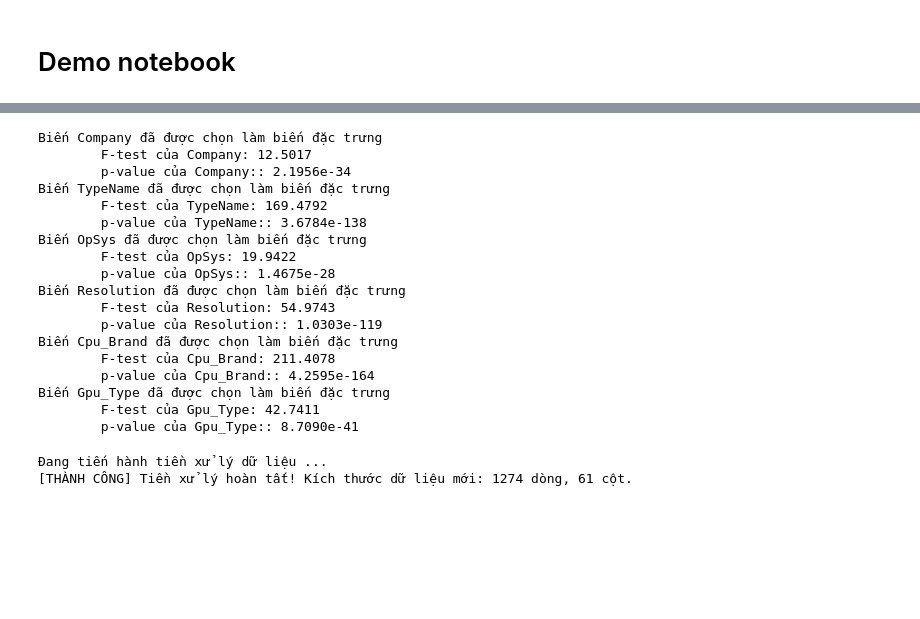
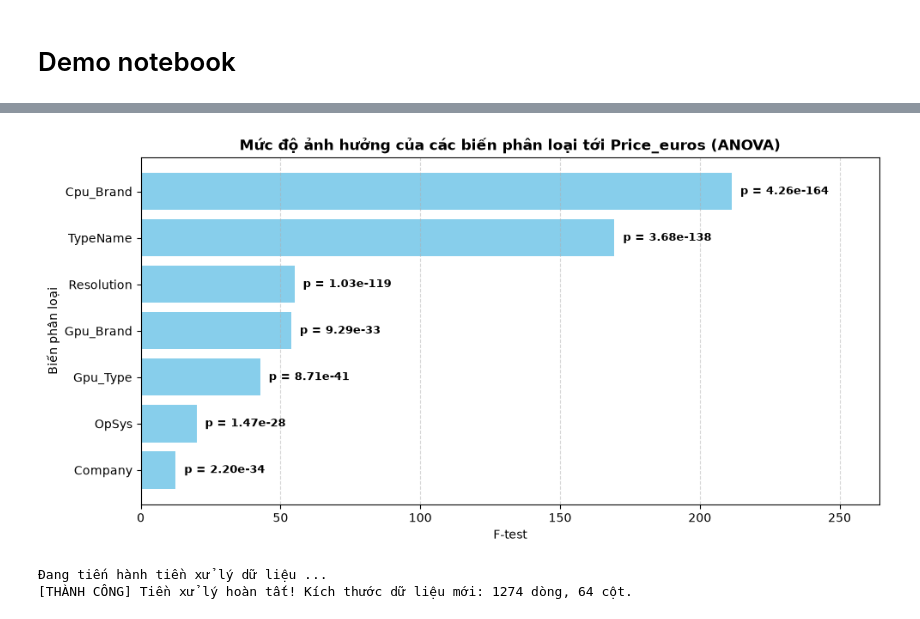
Before and after one commit to vanthom04/ie313-laptop-price-prediction, a Jupyter notebook: demo.ipynb, the cells around one changed output, grey strips where cells are left out. Cells and saved outputs as stored; diff of their text form; code cells hidden in the pictures; blank space fills up the shorter version.

```diff
--- a/demo.ipynb
+++ b/demo.ipynb
@@ -41,30 +102,13 @@ numberic = select_numberical_variable(df,["Weight","Ram","Inches","Touchscreen",
 Các cột có |corr| > 0.2 với Price_euros:
 ['Ram', 'Touchscreen', 'Ips', 'Cpu_Speed', 'SSD']
-# %%
-categorical = select_categorical_variable(df, ["Company","TypeName", "OpSys",
-                                       "Resolution", "Cpu_Brand", "Gpu_Type"])
-# %% [output]
-Biến Company đã được chọn làm biến đặc trưng
-        F-test của Company: 12.5017
-        p-value của Company:: 2.1956e-34
-Biến TypeName đã được chọn làm biến đặc trưng
-        F-test của TypeName: 169.4792
-        p-value của TypeName:: 3.6784e-138
-Biến OpSys đã được chọn làm biến đặc trưng
-        F-test của OpSys: 19.9422
-        p-value của OpSys:: 1.4675e-28
-Biến Resolution đã được chọn làm biến đặc trưng
-        F-test của Resolution: 54.9743
-        p-value của Resolution:: 1.0303e-119
-Biến Cpu_Brand đã được chọn làm biến đặc trưng
-        F-test của Cpu_Brand: 211.4078
-        p-value của Cpu_Brand:: 4.2595e-164
-Biến Gpu_Type đã được chọn làm biến đặc trưng
-        F-test của Gpu_Type: 42.7411
-        p-value của Gpu_Type:: 8.7090e-41
+# %%
+categorical = select_categorical_variable(df, categorical_cols)
+plot_anova(df, series=categorical_cols, target="Price_euros", alpha=0.05)
+# %% [output]
+[figure, added]
 # %%
-procesed_df = preprocess_data(df, categorical, numberic, ignore_col=["Ips","Touchscreen"])
+procesed_df = preprocess_data(df, categorical, numerical, ignore_col=["Ips","Touchscreen"])
 # %% [output]
 Đang tiến hành tiền xử lý dữ liệu ...
-[THÀNH CÔNG] Tiền xử lý hoàn tất! Kích thước dữ liệu mới: 1274 dòng, 61 cột.
+[THÀNH CÔNG] Tiền xử lý hoàn tất! Kích thước dữ liệu mới: 1274 dòng, 64 cột.
 # %%
```
Also changed, not shown: parts of 11 cells of this notebook, 16 other files.
